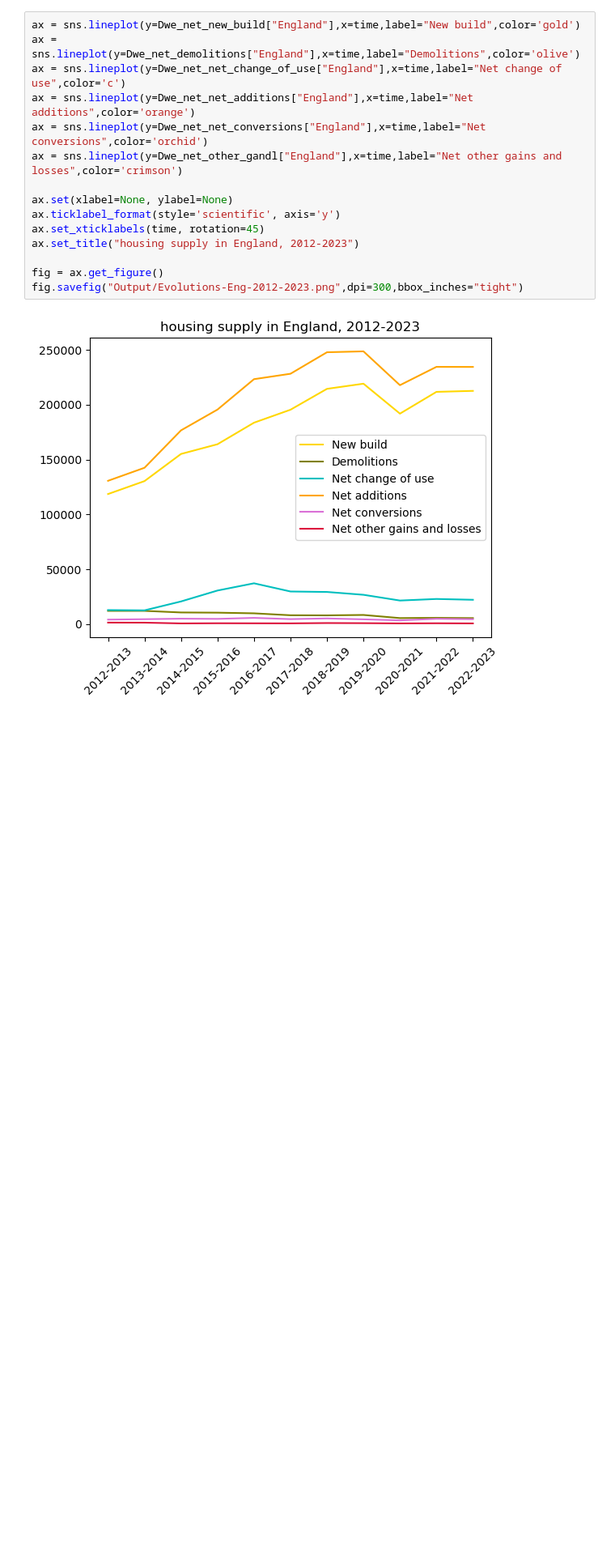
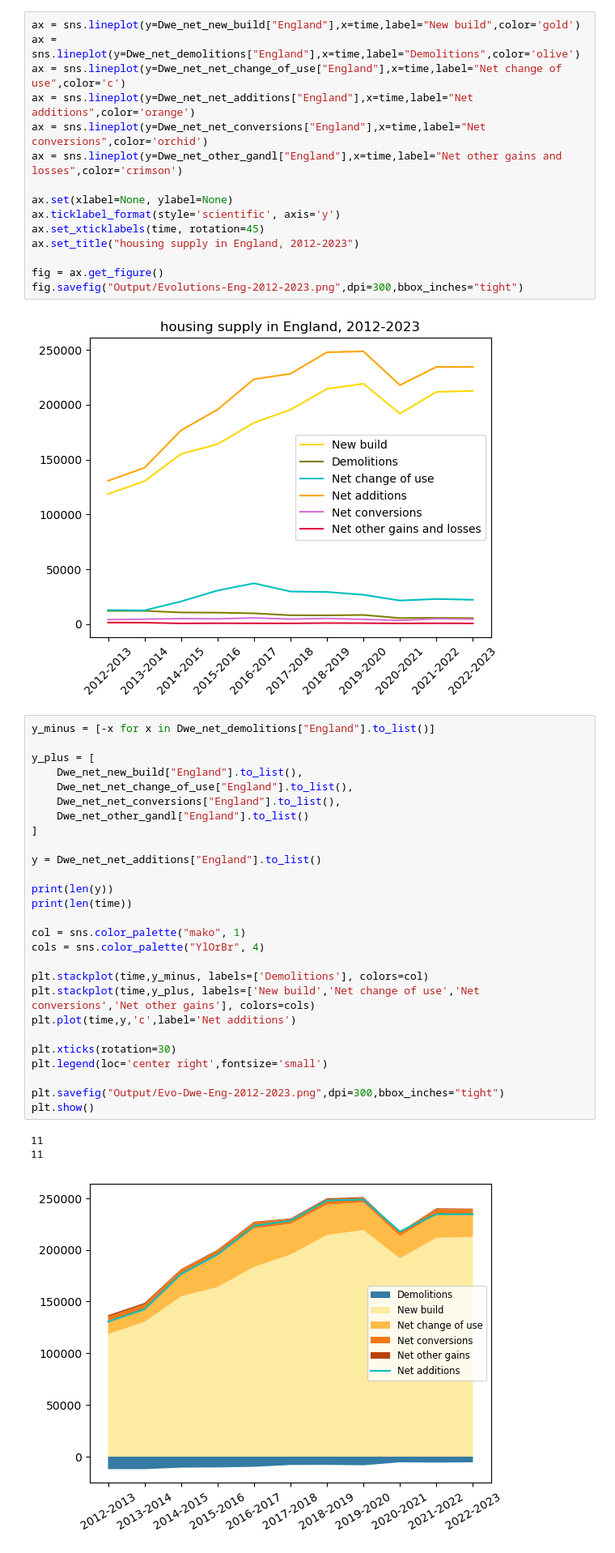
Before and after one commit to tiffanyth/MFA-dwelling, a Jupyter notebook: MainC.ipynb, the cells around one changed output. Shown: that part at 81% size. Cells and saved outputs as stored; diff of their text form; blank space fills up the shorter version.

```diff
--- a/MainC.ipynb
+++ b/MainC.ipynb
@@ -497,6 +498,37 @@ fig = ax.get_figure()
 fig.savefig("Output/Evolutions-Eng-2012-2023.png",dpi=300,bbox_inches="tight")
 # %% [output]
 [figure]
+# %%
+y_minus = [-x for x in Dwe_net_demolitions["England"].to_list()]
+
+y_plus = [
+    Dwe_net_new_build["England"].to_list(),
+    Dwe_net_net_change_of_use["England"].to_list(),
+    Dwe_net_net_conversions["England"].to_list(),
+    Dwe_net_other_gandl["England"].to_list()
+]
+
+y = Dwe_net_net_additions["England"].to_list()
+
+print(len(y))
+print(len(time))
+
+col = sns.color_palette("mako", 1)
+cols = sns.color_palette("YlOrBr", 4)
+
+plt.stackplot(time,y_minus, labels=['Demolitions'], colors=col)
+plt.stackplot(time,y_plus, labels=['New build','Net change of use','Net conversions','Net other gains'], colors=cols)
+plt.plot(time,y,'c',label='Net additions')
+
+plt.xticks(rotation=30)
+plt.legend(loc='center right',fontsize='small')
+
+plt.savefig("Output/Evo-Dwe-Eng-2012-2023.png",dpi=300,bbox_inches="tight")
+plt.show()
+# %% [output]
+11
+11
+[figure, added]
 # %% [markdown]
 # Background from the data : the housing supply
 
```
Also changed, not shown: parts of 4 cells of this notebook.
